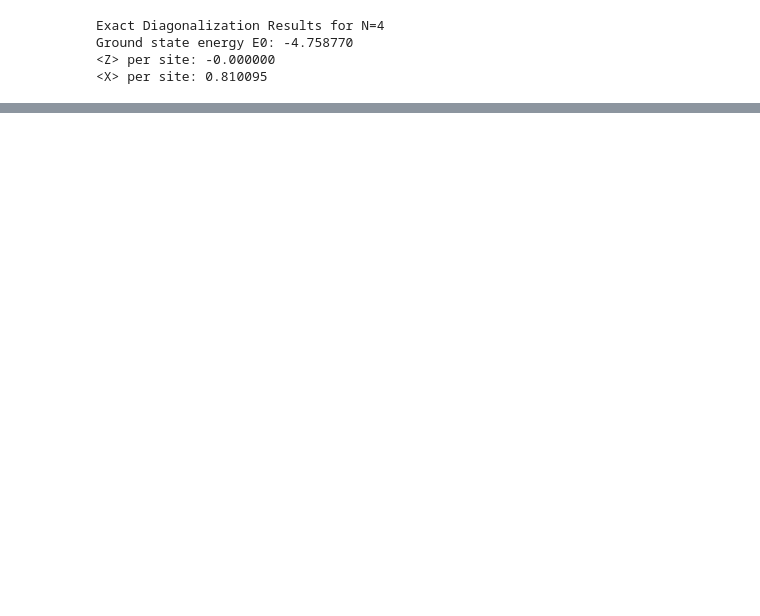
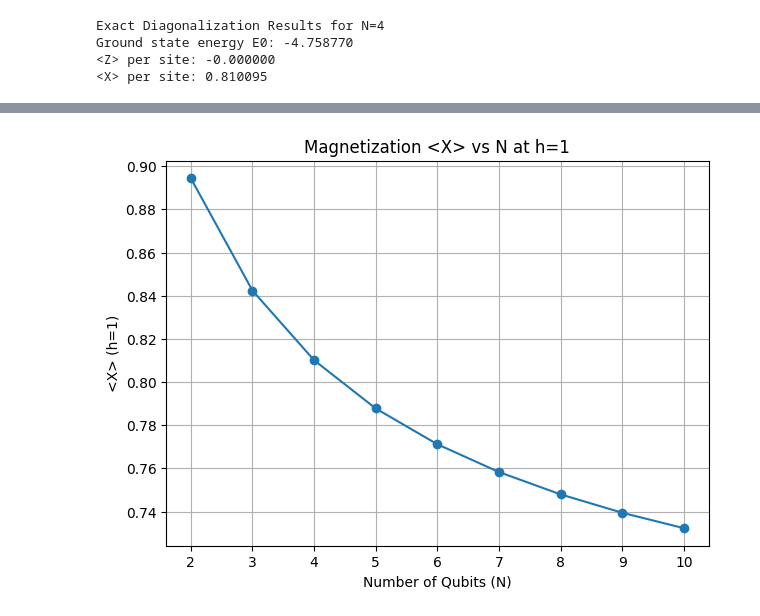
Before and after one commit to jindahe/quantum-many-body-by-QML, a Jupyter notebook: Test_Matrix.ipynb, the cells around one changed output, grey strips where cells are left out. Drawn from its saved outputs; the diff is of its cells as text; code cells hidden in the pictures; blank space fills up the shorter version.

```diff
--- a/Test_Matrix.ipynb
+++ b/Test_Matrix.ipynb
@@ -133,0 +72,21 @@ N=10, M(h=1)=0.3878179550744397
+# %%
+# 单独展示 h=1 时不同 N 下的 <X>、E0、<Z>
+print("h=1 时，不同 N 下的 <X>、E0、<Z> 值：")
+for N in Ns:
+    H = build_hamiltonian(N, J=1.0, h=1.0)
+    eigvals, eigvecs = eigh(H)
+    ground_state = eigvecs[:, 0]
+    # <X>
+    mx = magnetization_x(ground_state, N, X, kron_N, I)
+    # <Z>
+    def magnetization_z(ground_state, N, Z, kron_N, I):
+        M = 0.0
+        for i in range(N):
+            ops = [I] * N
+            ops[i] = Z
+            op = kron_N(ops)
+            M += np.vdot(ground_state, op @ ground_state).real
+        return M / N
+    mz = magnetization_z(ground_state, N, Z, kron_N, I)
+    E0 = eigvals[0]
+    print(f"N={N}, E0={E0:.6f}, <Z>={mz:.6f}, <X>={mx:.6f}")
@@ -133,0 +105,19 @@ N=10, M(h=1)=0.3878179550744397
+# %%
+# 画出不同 N 下的 <X> 的变化
+Ns = range(2, 11, 1)
+mxs = []
+for N in Ns:
+    H = build_hamiltonian(N, J=1.0, h=1.0)
+    eigvals, eigvecs = eigh(H)
+    ground_state = eigvecs[:, 0]
+    mx = magnetization_x(ground_state, N, X, kron_N, I)
+    mxs.append(mx)
+plt.figure(figsize=(7,5))
+plt.plot(Ns, mxs, marker='o')
+plt.xlabel('Number of Qubits (N)')
+plt.ylabel('<X> (h=1)')
+plt.title('Magnetization <X> vs N at h=1')
+plt.grid()
+plt.show()
+# %% [output]
+[figure, added]
```
Also changed, not shown: parts of 2 cells of this notebook, 1 other file.
